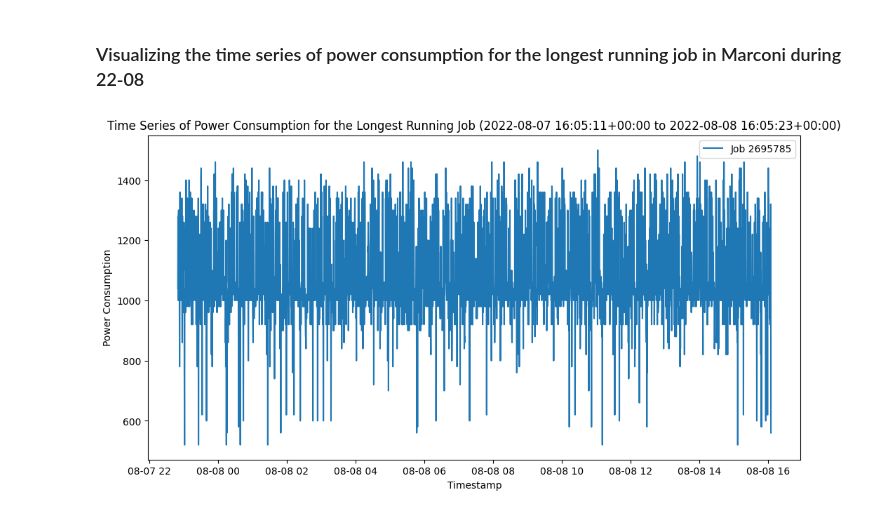
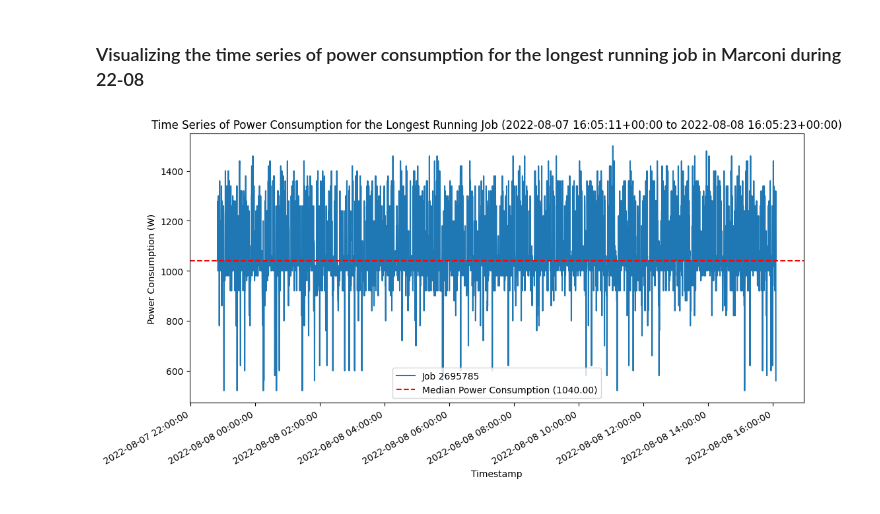
Before and after one commit to Marthyna/hpc-energy-consumption-profiling, a Jupyter notebook: notes/experiments.ipynb, the cells around one changed output. Saved outputs shown, nothing was run; the diff lists cells and outputs as text; code cells hidden in the pictures.

Commit message:
More experiments: Total power consumption

```diff
--- a/notes/experiments.ipynb
+++ b/notes/experiments.ipynb
@@ -2,7 +2,7 @@
 # defining globals
 job_info_file_partial_path = 'plugin=job_table/metric=job_info_marconi100/a_0_filter123_singlenode.csv'
 total_power_file_partial_path = 'plugin=ipmi_pub/metric=total_power/a_0_filter123_singlenode.csv'
-column_dtypes = {'resv_name': object}
+column_dtypes = {'resv_name': object, 'wait4switch': object}
 # %% [markdown]
 ### Checking that start time and end time difference results in runtime for all rows in all datasets
 # %%
@@ -53,28 +63,41 @@ for job_info_chunk, total_power_chunk in zip(job_info_chunks, total_power_chunks
     merged_df = pd.concat([merged_df, merged_df_chunk], ignore_index=True)
 # %% [markdown]
 ### Visualizing the time series of power consumption for the longest running job in Marconi during 22-08
-# %%
-import matplotlib.pyplot as plt
-
-time_series_column = 'timestamp'
-run_time_column = 'run_time'
-power_consumption_column = 'value'
-
-# Find the row corresponding to the longest running job
-longest_running_job_row = merged_df.loc[merged_df[run_time_column].idxmax()]
-
-# Extract the information
-start_time = longest_running_job_row['start_time']
-end_time = longest_running_job_row['end_time']
-longest_running_job_power = merged_df[merged_df['job_id'] == longest_running_job_row['job_id']][[time_series_column, power_consumption_column]]
-
-# Plot the time series of power consumption for the longest running job
-plt.figure(figsize=(12, 6))
-plt.plot(longest_running_job_power[time_series_column], longest_running_job_power[power_consumption_column], label=f'Job {longest_running_job_row["job_id"]}')
-plt.title(f'Time Series of Power Consumption for the Longest Running Job ({start_time} to {end_time})')
-plt.xlabel('Timestamp')
-plt.ylabel('Power Consumption')
-plt.legend()
-plt.show()
-# %% [output]
-[figure, removed]
+# %%
+import matplotlib.pyplot as plt
+import matplotlib.dates as mdates
+
+time_series_column = 'timestamp'
+run_time_column = 'run_time'
+power_consumption_column = 'value'
+
+# Find the rows corresponding to the longest running job
+longest_running_job_row = merged_df.loc[merged_df[run_time_column].idxmax()]
+
+# Extract the information
+start_time = longest_running_job_row['start_time']
+end_time = longest_running_job_row['end_time']
+longest_running_job_power = merged_df[merged_df['job_id'] == longest_running_job_row['job_id']][[time_series_column, power_consumption_column]]
+
+# Calculate the median of power consumption
+median_power_consumption = longest_running_job_power[power_consumption_column].median()
+
+# Plot the time series of power consumption for the longest running job
+plt.figure(figsize=(12, 6))
+
+# Convert timestamp values to datetime objects
+longest_running_job_power[time_series_column] = pd.to_datetime(longest_running_job_power[time_series_column])
+
+plt.plot(longest_running_job_power[time_series_column], longest_running_job_power[power_consumption_column], label=f'Job {longest_running_job_row["job_id"]}')
+plt.axhline(y=median_power_consumption, color='r', linestyle='--', label=f'Median Power Consumption ({median_power_consumption:.2f})')
+plt.title(f'Time Series of Power Consumption for the Longest Running Job ({start_time} to {end_time})')
+plt.xlabel('Timestamp')
+plt.ylabel('Power Consumption (W)')
+
+# Format the timestamp labels
+plt.gca().xaxis.set_major_formatter(mdates.DateFormatter('%Y-%m-%d %H:%M:%S'))
+plt.gcf().autofmt_xdate()  # Auto-format the x-axis date labels for better readability
+plt.legend()
+plt.show()
+# %% [output]
+[figure, added]
```
Also changed, not shown: parts of 3 cells of this notebook, 1 other file.
